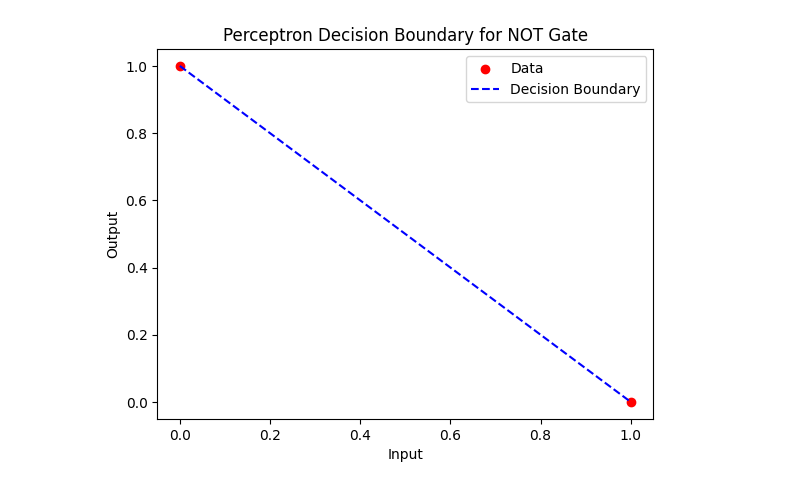
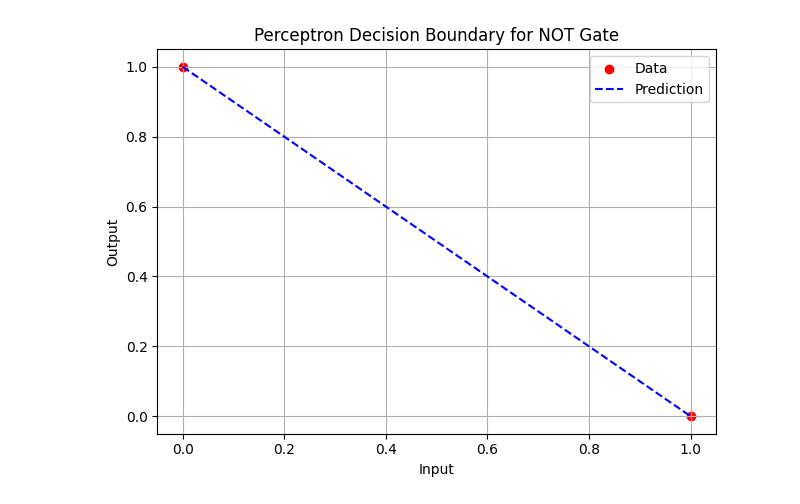
Before and after one commit to Soham1306/DLAssignments, a Jupyter notebook: gates_impl.ipynb, the cells around one changed output. Drawn from its saved outputs; the diff is of its cells as text; code cells hidden in the pictures.

```diff
--- a/gates_impl.ipynb
+++ b/gates_impl.ipynb
@@ -6,6 +6,10 @@ import matplotlib.pyplot as plt
 from matplotlib.colors import ListedColormap
 
 class PerceptronModel:
+    """
+    A simple Perceptron classifier for binary classification tasks.
+    Supports both single and two-dimensional inputs.
+    """
     def __init__(self, learning_rate=0.1, max_iter=500):
         self.learning_rate = learning_rate
         self.max_iter = max_iter
@@ -13,50 +17,104 @@ class PerceptronModel:
         self.bias = None
 
     def fit(self, X, y):
-        self.weights = np.zeros(X.shape[1])
+        """
+        Train the perceptron using the provided inputs and labels.
+
+        Parameters:
+        - X : numpy array of shape (n_samples, n_features)
+        - y : numpy array of shape (n_samples,)
+        """
+        n_samples, n_features = X.shape
+        self.weights = np.zeros(n_features)
         self.bias = 0
 
+        # Training loop
         for _ in range(self.max_iter):
-            for i in range(X.shape[0]):
+            for i in range(n_samples):
                 z = np.dot(X[i], self.weights) + self.bias
                 y_pred = 1 if z >= 0 else 0
-                update = self.learning_rate * (y[i] - y_pred)
-                self.weights += update * X[i]
-                self.bias += update
+                error = y[i] - y_pred
+
+                # Perceptron weight update rule
+                self.weights += self.learning_rate * error * X[i]
+                self.bias += self.learning_rate * error
 
     def predict(self, X):
-        return np.array([1 if np.dot(x, self.weights) + self.bias >= 0 else 0 for x in X])
+        """
+        Predict binary labels for input samples X.
+
+        Parameters:
+        - X : numpy array of shape (n_samples, n_features)
+
+        Returns:
+        - predictions : numpy array of 0s and 1s
+        """
+        linear_output = np.dot(X, self.weights) + self.bias
+        return np.where(linear_output >= 0, 1, 0)
 
 def plot_decision_boundary(X, y, model, title):
+    """
+    Plot the decision boundary learned by the perceptron.
+
+    Parameters:
+    - X : input features
+    - y : target labels
+    - model : trained PerceptronModel object
+    - title : title for the plot
+    """
+    plt.figure()
+
     if X.shape[1] == 1:
+        # For 1D inputs (e.g., NOT gate)
         plt.scatter(X, y, color='red', marker='o', label='Data')
-        plt.plot(X, model.predict(X), color='blue', linestyle='--', label='Decision Boundary')
+        plt.plot(X, model.predict(X), color='blue', linestyle='--', label='Prediction')
         plt.xlabel("Input")
         plt.ylabel("Output")
     else:
+        # For 2D inputs (e.g., AND, OR gates)
         x_min, x_max = X[:, 0].min() - 0.5, X[:, 0].max() + 0.5
         y_min, y_max = X[:, 1].min() - 0.5, X[:, 1].max() + 0.5
-        xx, yy = np.meshgrid(np.arange(x_min, x_max, 0.01), np.arange(y_min, y_max, 0.01))
-        Z = model.predict(np.c_[xx.ravel(), yy.ravel()]).reshape(xx.shape)
+        xx, yy = np.meshgrid(np.arange(x_min, x_max, 0.01),
+                             np.arange(y_min, y_max, 0.01))
+
+        # Predict class labels over the grid
+        grid = np.c_[xx.ravel(), yy.ravel()]
+        Z = model.predict(grid).reshape(xx.shape)
+
+        # Plot decision regions
         cmap_light = ListedColormap(['#FFAAAA', '#AAAAFF'])
         plt.contourf(xx, yy, Z, alpha=0.3, cmap=cmap_light)
-        plt.scatter(X[:, 0], X[:, 1], c=y, cmap=ListedColormap(['red', 'blue']), edgecolors='k')
+        plt.scatter(X[:, 0], X[:, 1], c=y,
+                    cmap=ListedColormap(['red', 'blue']),
+                    edgecolors='k', s=80)
         plt.xlabel("Input 1")
         plt.ylabel("Input 2")
+
     plt.title(title)
     plt.legend()
+    plt.grid(True)
+    plt.tight_layout()
     plt.show()
 
-# Define the logic gate inputs and outputs
+# Define input/output pairs for common logic gates
 logic_gates = {
-    "AND": {"X": np.array([[0,0], [0,1], [1,0], [1,1]]), "y": np.array([0, 0, 0, 1])},
-    "OR": {"X": np.array([[0,0], [0,1], [1,0], [1,1]]), "y": np.array([0, 1, 1, 1])},
-    "NOT": {"X": np.array([[0], [1]]), "y": np.array([1, 0])}  # NOT gate is single-input
+    "AND": {
+        "X": np.array([[0, 0], [0, 1], [1, 0], [1, 1]]),
+        "y": np.array([0, 0, 0, 1])
+    },
+    "OR": {
+        "X": np.array([[0, 0], [0, 1], [1, 0], [1, 1]]),
+        "y": np.array([0, 1, 1, 1])
+    },
+    "NOT": {
+        "X": np.array([[0], [1]]),
+        "y": np.array([1, 0])  # Note: NOT gate has a single input
+    }
 }
 
-# Train and plot decision boundaries for AND, OR, and NOT gates
-for gate, data in logic_gates.items():
+# Train and visualize each logic gate
+for gate_name, data in logic_gates.items():
     perceptron = PerceptronModel(learning_rate=0.1, max_iter=500)
     perceptron.fit(data["X"], data["y"])
-    plot_decision_boundary(data["X"], data["y"], perceptron, f"Perceptron Decision Boundary for {gate} Gate")
+    plot_decision_boundary(data["X"], data["y"], perceptron, f"Perceptron Decision Boundary for {gate_name} Gate")
 # %% [output]
@@ -65 +123 @@ for gate, data in logic_gates.items():
-[figure, old version]
+[figure, new version]
```
Also changed, not shown: parts of 1 cell of this notebook.
